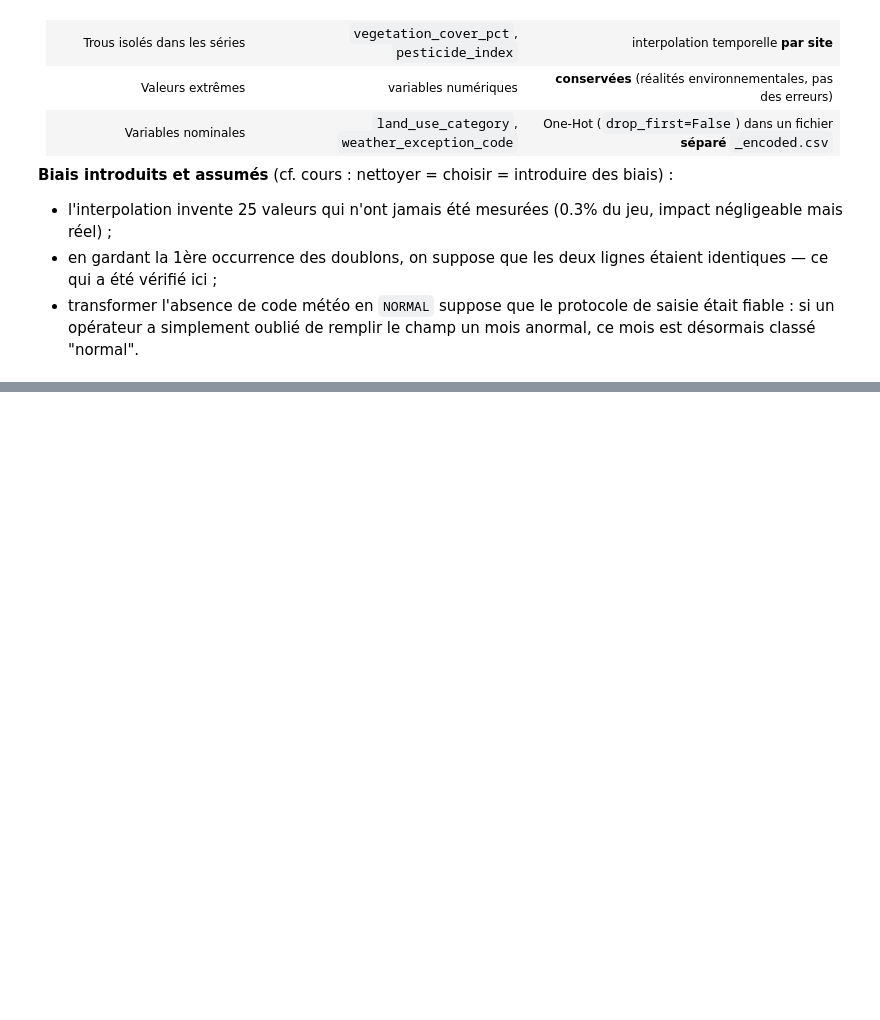
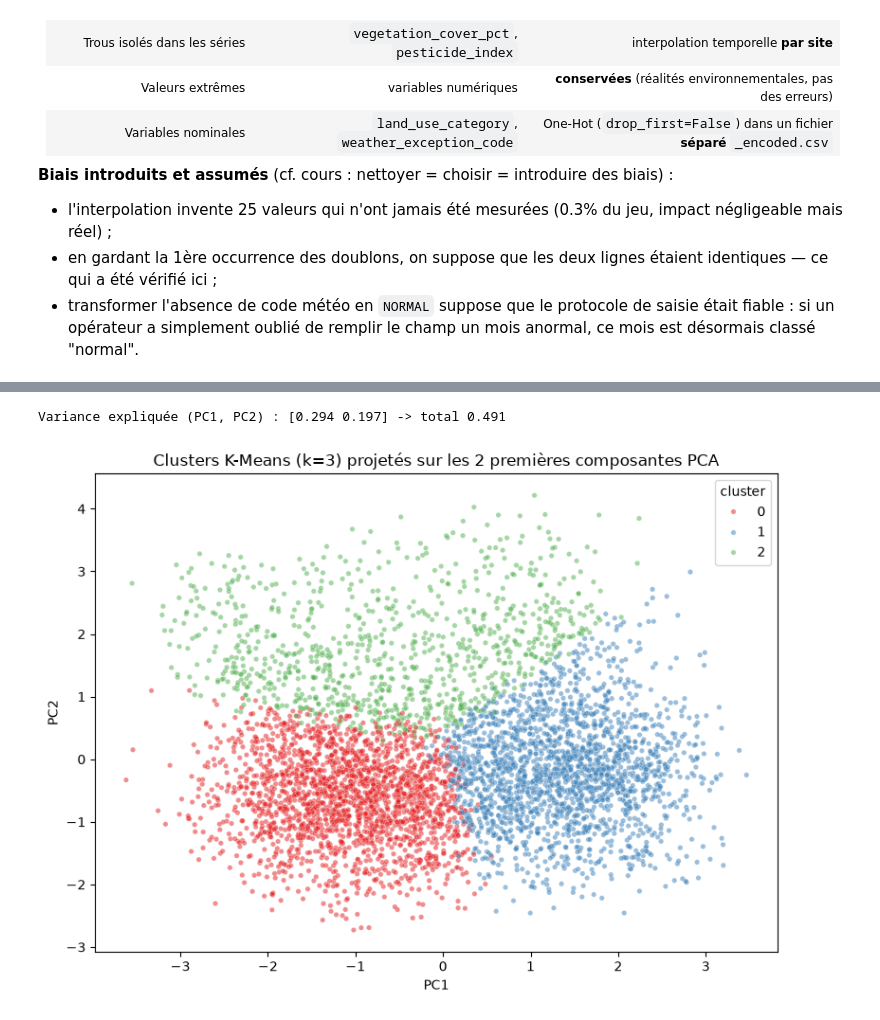
Before and after one commit to HananeDjouadi/G05-DataMining-2627, a Jupyter notebook: data/ecology/environmental_monthly.ipynb, the cells around one changed output, grey strips where cells are left out. Saved outputs shown, nothing was run; the diff lists cells and outputs as text; code cells hidden in the pictures; blank space fills up the shorter version.

```diff
--- a/data/ecology/environmental_monthly.ipynb
+++ b/data/ecology/environmental_monthly.ipynb
@@ -1004,0 +1286,17 @@ opérateur a simplement oublié de remplir le champ un mois anormal, ce mois est
+# %%
+from sklearn.decomposition import PCA
+
+pca = PCA(n_components=2, random_state=42)
+coords = pca.fit_transform(X_scaled)
+print("Variance expliquée (PC1, PC2) :", pca.explained_variance_ratio_.round(3),
+      "-> total", pca.explained_variance_ratio_.sum().round(3))
+
+plt.figure(figsize=(8, 6))
+sns.scatterplot(x=coords[:, 0], y=coords[:, 1], hue=labels_km, palette='Set1', alpha=0.5, s=15)
+plt.xlabel("PC1"); plt.ylabel("PC2")
+plt.title("Clusters K-Means (k=3) projetés sur les 2 premières composantes PCA")
+plt.legend(title="cluster")
+plt.tight_layout(); plt.show()
+# %% [output]
+Variance expliquée (PC1, PC2) : [0.294 0.197] -> total 0.491
+[figure, added]
```
Also changed, not shown: parts of 29 cells of this notebook, 1 other file.
